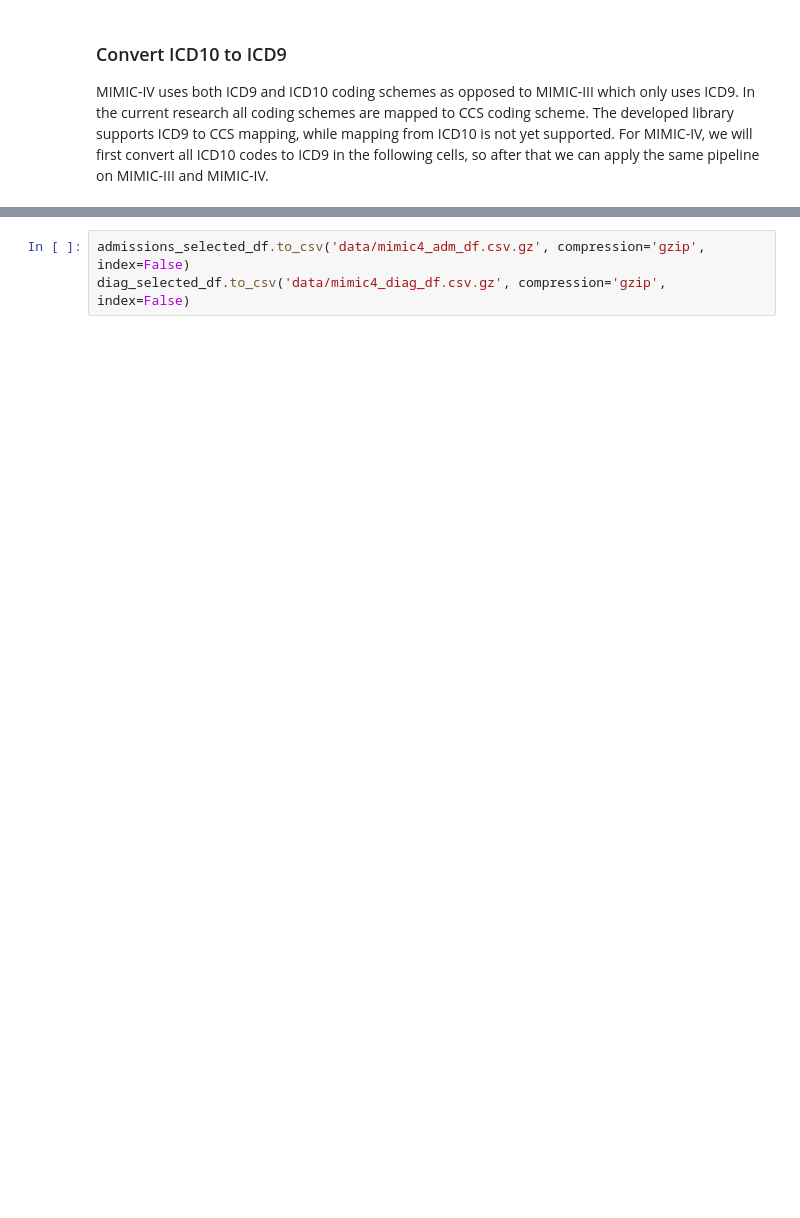
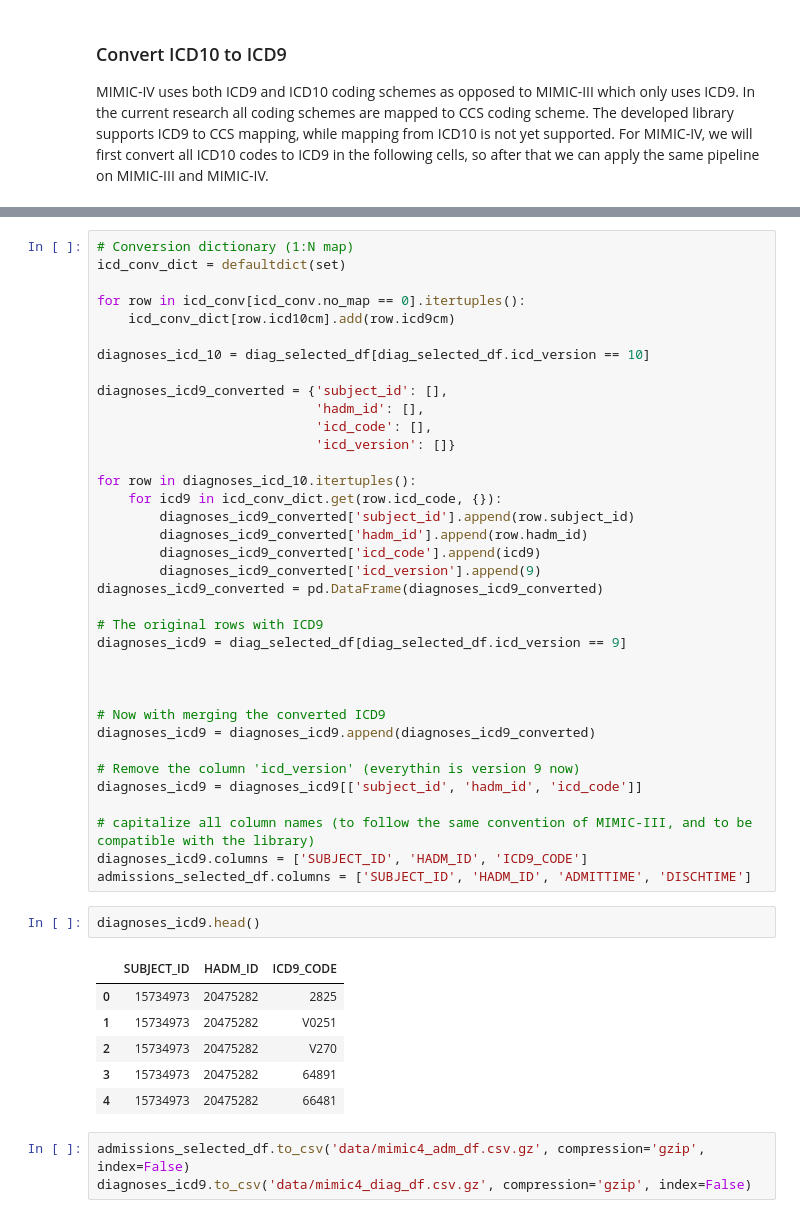
Before and after one commit to barahona-research-group/ICE-NODE, a Jupyter notebook: MLHC_experiments/mimic4_preparation.ipynb, the cells around one changed output, grey strips where cells are left out. Cells and saved outputs as stored; diff of their text form; blank space fills up the shorter version.

```diff
--- a/MLHC_experiments/mimic4_preparation.ipynb
+++ b/MLHC_experiments/mimic4_preparation.ipynb
@@ -168,3 +184,48 @@ icd_conv.head()
+# %%
+# Conversion dictionary (1:N map)
+icd_conv_dict = defaultdict(set)
+
+for row in icd_conv[icd_conv.no_map == 0].itertuples():
+    icd_conv_dict[row.icd10cm].add(row.icd9cm)
+
+diagnoses_icd_10 = diag_selected_df[diag_selected_df.icd_version == 10]
+
+diagnoses_icd9_converted = {'subject_id': [],
+                            'hadm_id': [],
+                            'icd_code': [],
+                            'icd_version': []}
+
+for row in diagnoses_icd_10.itertuples():
+    for icd9 in icd_conv_dict.get(row.icd_code, {}):
+        diagnoses_icd9_converted['subject_id'].append(row.subject_id)
+        diagnoses_icd9_converted['hadm_id'].append(row.hadm_id)
+        diagnoses_icd9_converted['icd_code'].append(icd9)
+        diagnoses_icd9_converted['icd_version'].append(9)
+diagnoses_icd9_converted = pd.DataFrame(diagnoses_icd9_converted)
+
+# The original rows with ICD9
+diagnoses_icd9 = diag_selected_df[diag_selected_df.icd_version == 9]
+
+
+
+# Now with merging the converted ICD9
+diagnoses_icd9 = diagnoses_icd9.append(diagnoses_icd9_converted)
+
+# Remove the column 'icd_version' (everythin is version 9 now)
+diagnoses_icd9 = diagnoses_icd9[['subject_id', 'hadm_id', 'icd_code']]
+
+# capitalize all column names (to follow the same convention of MIMIC-III, and to be compatible with the library)
+diagnoses_icd9.columns = ['SUBJECT_ID', 'HADM_ID', 'ICD9_CODE']
+admissions_selected_df.columns = ['SUBJECT_ID', 'HADM_ID', 'ADMITTIME', 'DISCHTIME']
+# %%
+diagnoses_icd9.head()
+# %% [output]
+|  | SUBJECT_ID | HADM_ID | ICD9_CODE |
+| 0 | 15734973 | 20475282 | 2825 |
+| 1 | 15734973 | 20475282 | V0251 |
+| 2 | 15734973 | 20475282 | V270 |
+| 3 | 15734973 | 20475282 | 64891 |
+| 4 | 15734973 | 20475282 | 66481 |
 # %%
 admissions_selected_df.to_csv('data/mimic4_adm_df.csv.gz', compression='gzip', index=False)
-diag_selected_df.to_csv('data/mimic4_diag_df.csv.gz', compression='gzip', index=False)
+diagnoses_icd9.to_csv('data/mimic4_diag_df.csv.gz', compression='gzip', index=False)
```
Also changed, not shown: parts of 3 cells of this notebook, 44 other files.
